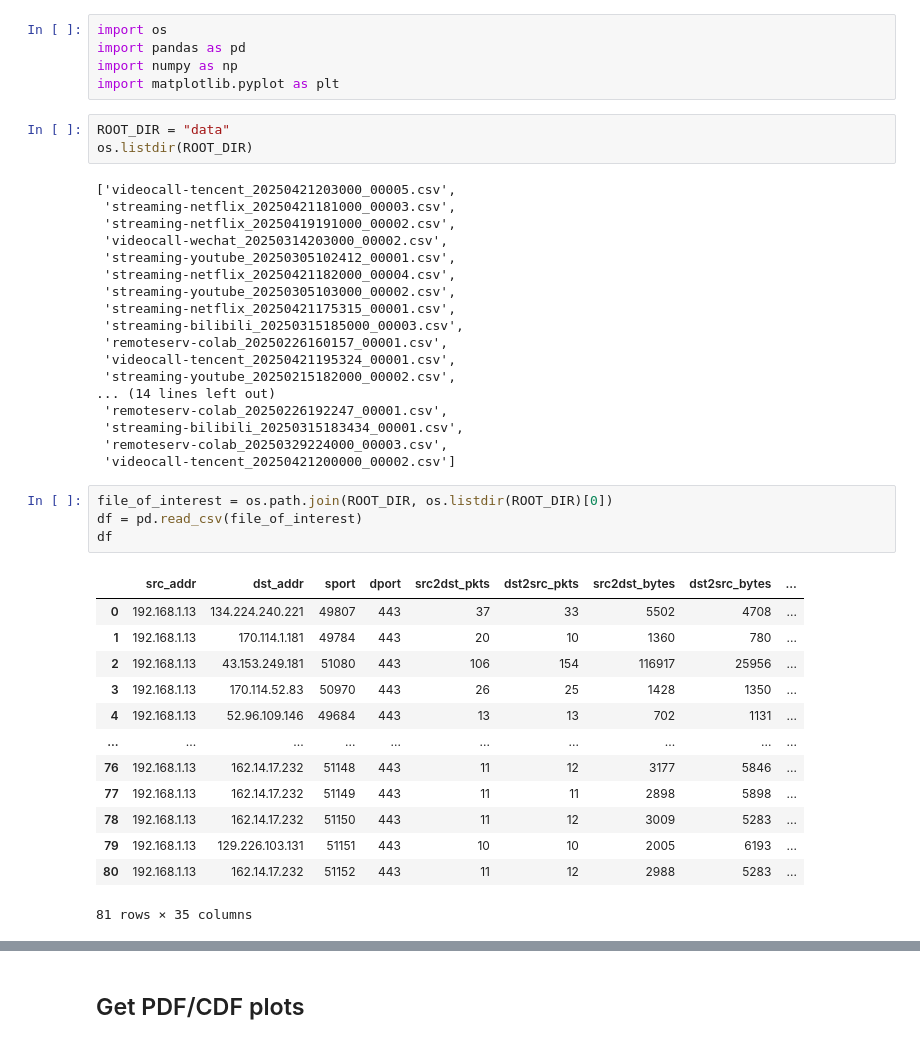
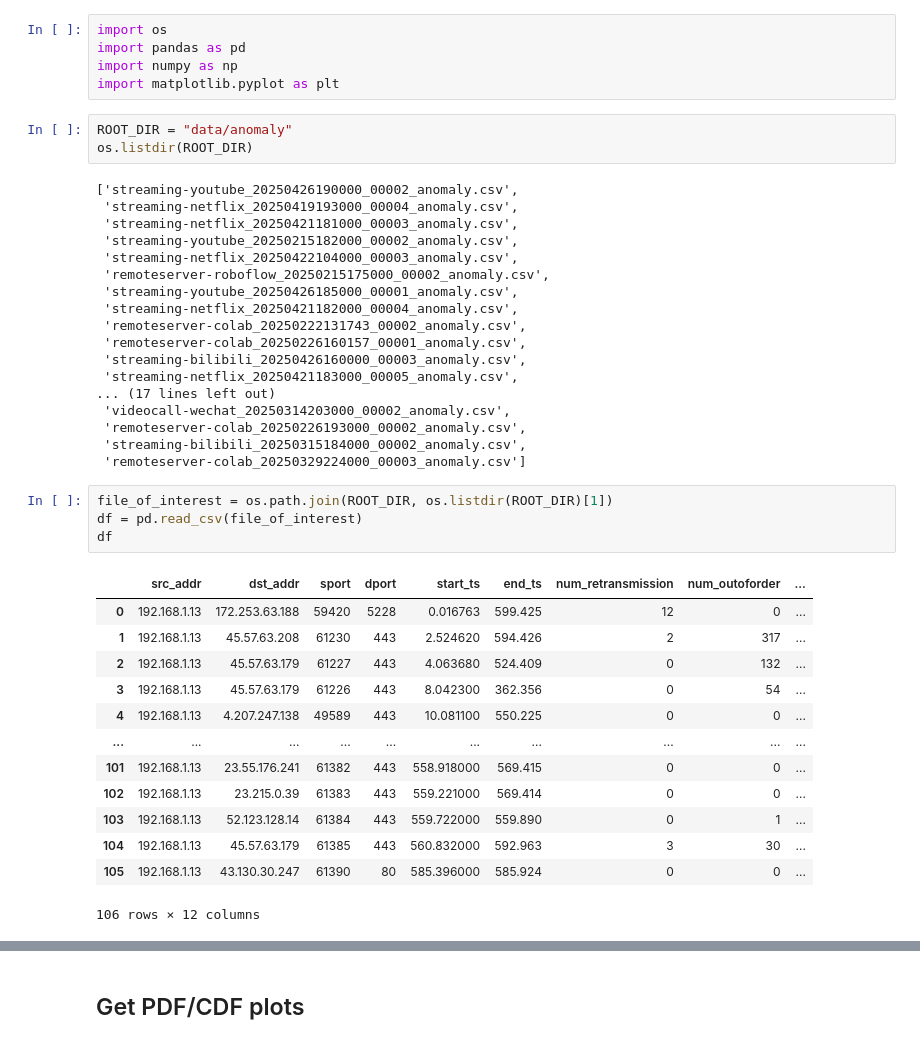
Before and after one commit to bella-xia/internet_measurement_project, a Jupyter notebook: analytics_tcp/stream_data_checker.ipynb, the cells around one changed output, grey strips where cells are left out. Drawn from its saved outputs; the diff is of its cells as text.

```diff
--- a/analytics_tcp/stream_data_checker.ipynb
+++ b/analytics_tcp/stream_data_checker.ipynb
@@ -4,42 +4,42 @@ import pandas as pd
 import numpy as np
 import matplotlib.pyplot as plt
 # %%
-ROOT_DIR = "data"
+ROOT_DIR = "data/anomaly"
 os.listdir(ROOT_DIR)
 # %% [output]
-['videocall-tencent_20250421203000_00005.csv',
- 'streaming-netflix_20250421181000_00003.csv',
- 'streaming-netflix_20250419191000_00002.csv',
- 'videocall-wechat_20250314203000_00002.csv',
- 'streaming-youtube_20250305102412_00001.csv',
- 'streaming-netflix_20250421182000_00004.csv',
- 'streaming-youtube_20250305103000_00002.csv',
- 'streaming-netflix_20250421175315_00001.csv',
- 'streaming-bilibili_20250315185000_00003.csv',
- 'remoteserv-colab_20250226160157_00001.csv',
- 'videocall-tencent_20250421195324_00001.csv',
- 'streaming-youtube_20250215182000_00002.csv',
-... (14 lines left out)
- 'remoteserv-colab_20250226192247_00001.csv',
- 'streaming-bilibili_20250315183434_00001.csv',
- 'remoteserv-colab_20250329224000_00003.csv',
- 'videocall-tencent_20250421200000_00002.csv']
+['streaming-youtube_20250426190000_00002_anomaly.csv',
+ 'streaming-netflix_20250419193000_00004_anomaly.csv',
+ 'streaming-netflix_20250421181000_00003_anomaly.csv',
+ 'streaming-youtube_20250215182000_00002_anomaly.csv',
+ 'streaming-netflix_20250422104000_00003_anomaly.csv',
+ 'remoteserver-roboflow_20250215175000_00002_anomaly.csv',
+ 'streaming-youtube_20250426185000_00001_anomaly.csv',
+ 'streaming-netflix_20250421182000_00004_anomaly.csv',
+ 'remoteserver-colab_20250222131743_00002_anomaly.csv',
+ 'remoteserver-colab_20250226160157_00001_anomaly.csv',
+ 'streaming-bilibili_20250426160000_00003_anomaly.csv',
+ 'streaming-netflix_20250421183000_00005_anomaly.csv',
+... (17 lines left out)
+ 'videocall-wechat_20250314203000_00002_anomaly.csv',
+ 'remoteserver-colab_20250226193000_00002_anomaly.csv',
+ 'streaming-bilibili_20250315184000_00002_anomaly.csv',
+ 'remoteserver-colab_20250329224000_00003_anomaly.csv']
 # %%
-file_of_interest = os.path.join(ROOT_DIR, os.listdir(ROOT_DIR)[0])
+file_of_interest = os.path.join(ROOT_DIR, os.listdir(ROOT_DIR)[1])
 df = pd.read_csv(file_of_interest)
 df
 # %% [output]
-|  | src_addr | dst_addr | sport | dport | src2dst_pkts | dst2src_pkts | src2dst_bytes | dst2src_bytes | ... |
-| 0 | 192.168.1.13 | 134.224.240.221 | 49807 | 443 | 37 | 33 | 5502 | 4708 | ... |
-| 1 | 192.168.1.13 | 170.114.1.181 | 49784 | 443 | 20 | 10 | 1360 | 780 | ... |
-| 2 | 192.168.1.13 | 43.153.249.181 | 51080 | 443 | 106 | 154 | 116917 | 25956 | ... |
-| 3 | 192.168.1.13 | 170.114.52.83 | 50970 | 443 | 26 | 25 | 1428 | 1350 | ... |
-| 4 | 192.168.1.13 | 52.96.109.146 | 49684 | 443 | 13 | 13 | 702 | 1131 | ... |
+|  | src_addr | dst_addr | sport | dport | start_ts | end_ts | num_retransmission | num_outoforder | ... |
+| 0 | 192.168.1.13 | 172.253.63.188 | 59420 | 5228 | 0.016763 | 599.425 | 12 | 0 | ... |
+| 1 | 192.168.1.13 | 45.57.63.208 | 61230 | 443 | 2.524620 | 594.426 | 2 | 317 | ... |
+| 2 | 192.168.1.13 | 45.57.63.179 | 61227 | 443 | 4.063680 | 524.409 | 0 | 132 | ... |
+| 3 | 192.168.1.13 | 45.57.63.179 | 61226 | 443 | 8.042300 | 362.356 | 0 | 54 | ... |
+| 4 | 192.168.1.13 | 4.207.247.138 | 49589 | 443 | 10.081100 | 550.225 | 0 | 0 | ... |
 | ... | ... | ... | ... | ... | ... | ... | ... | ... | ... |
-| 76 | 192.168.1.13 | 162.14.17.232 | 51148 | 443 | 11 | 12 | 3177 | 5846 | ... |
-| 77 | 192.168.1.13 | 162.14.17.232 | 51149 | 443 | 11 | 11 | 2898 | 5898 | ... |
-| 78 | 192.168.1.13 | 162.14.17.232 | 51150 | 443 | 11 | 12 | 3009 | 5283 | ... |
-| 79 | 192.168.1.13 | 129.226.103.131 | 51151 | 443 | 10 | 10 | 2005 | 6193 | ... |
-| 80 | 192.168.1.13 | 162.14.17.232 | 51152 | 443 | 11 | 12 | 2988 | 5283 | ... |
+| 101 | 192.168.1.13 | 23.55.176.241 | 61382 | 443 | 558.918000 | 569.415 | 0 | 0 | ... |
+| 102 | 192.168.1.13 | 23.215.0.39 | 61383 | 443 | 559.221000 | 569.414 | 0 | 0 | ... |
+| 103 | 192.168.1.13 | 52.123.128.14 | 61384 | 443 | 559.722000 | 559.890 | 0 | 1 | ... |
+| 104 | 192.168.1.13 | 45.57.63.179 | 61385 | 443 | 560.832000 | 592.963 | 3 | 30 | ... |
+| 105 | 192.168.1.13 | 43.130.30.247 | 61390 | 80 | 585.396000 | 585.924 | 0 | 0 | ... |
-81 rows × 35 columns
+106 rows × 12 columns
 # %%
```
Also changed, not shown: parts of 3 cells of this notebook, 21 other files.
